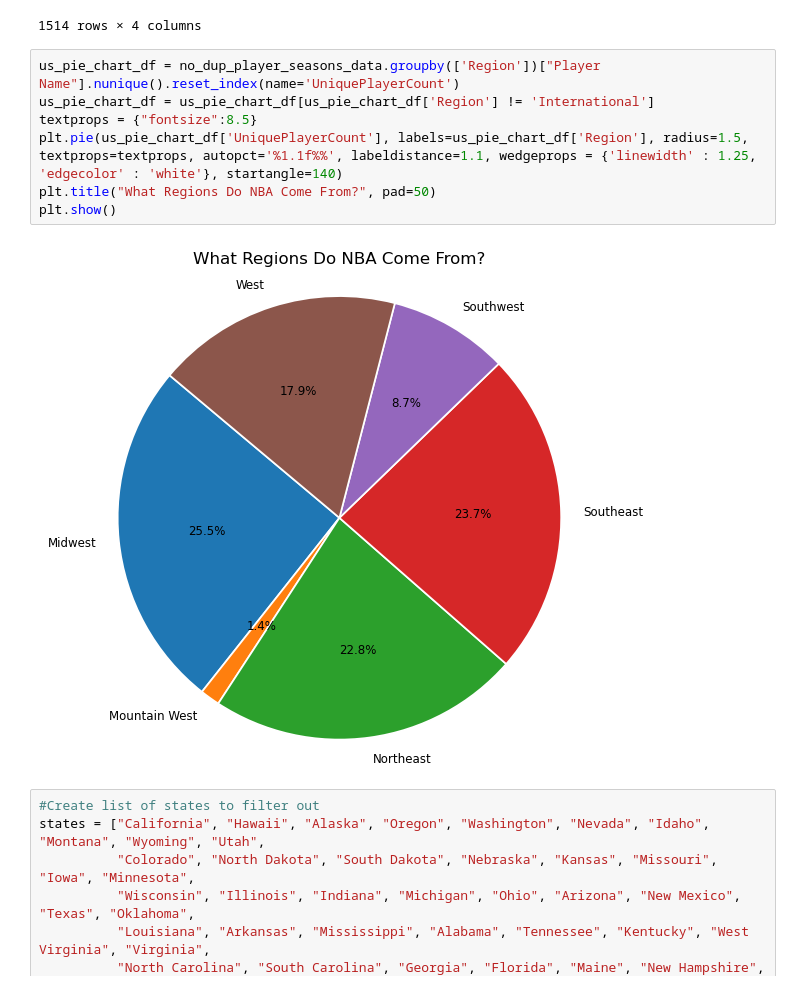
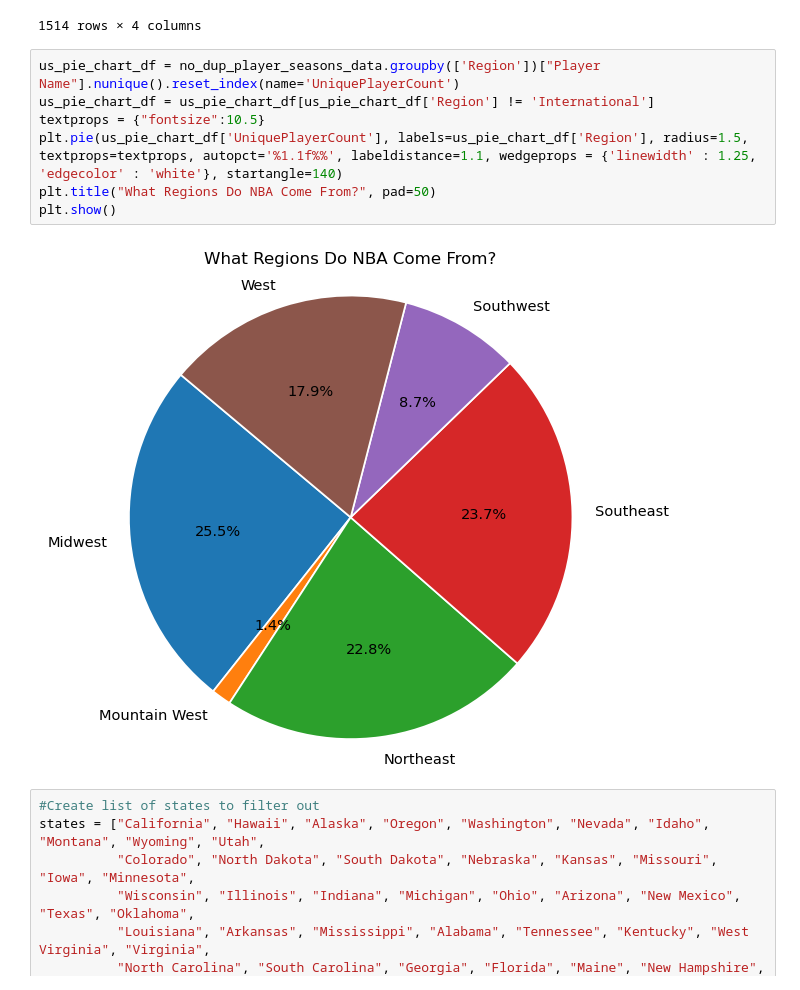
Before and after one commit to emitropoulos/Project-1, a Jupyter notebook: nba_analysis.ipynb, the cells around one changed output. Cells and saved outputs as stored; diff of their text form.

```diff
--- a/nba_analysis.ipynb
+++ b/nba_analysis.ipynb
@@ -523,12 +531,12 @@ no_dup_player_seasons_data
 # %%
 us_pie_chart_df = no_dup_player_seasons_data.groupby(['Region'])["Player Name"].nunique().reset_index(name='UniquePlayerCount')
 us_pie_chart_df = us_pie_chart_df[us_pie_chart_df['Region'] != 'International']
-textprops = {"fontsize":8.5}
+textprops = {"fontsize":10.5}
 plt.pie(us_pie_chart_df['UniquePlayerCount'], labels=us_pie_chart_df['Region'], radius=1.5, textprops=textprops, autopct='%1.1f%%', labeldistance=1.1, wedgeprops = {'linewidth' : 1.25, 'edgecolor' : 'white'}, startangle=140)
 plt.title("What Regions Do NBA Come From?", pad=50)
 plt.show()
 # %% [output]
-[figure, old version]
+[figure, new version]
 # %%
 #Create list of states to filter out
 states = ["California", "Hawaii", "Alaska", "Oregon", "Washington", "Nevada", "Idaho", "Montana", "Wyoming", "Utah",
```
Also changed, not shown: parts of 2 cells of this notebook.
